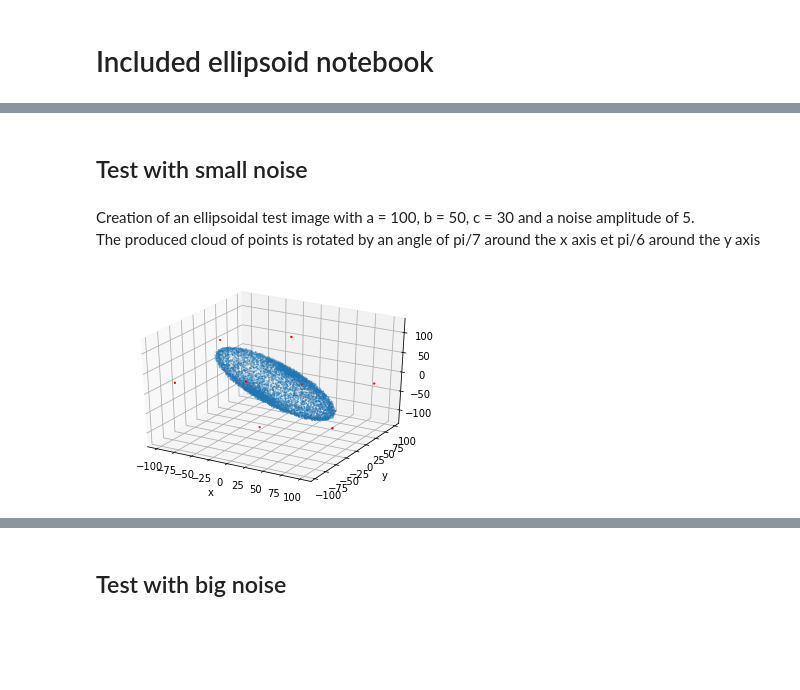
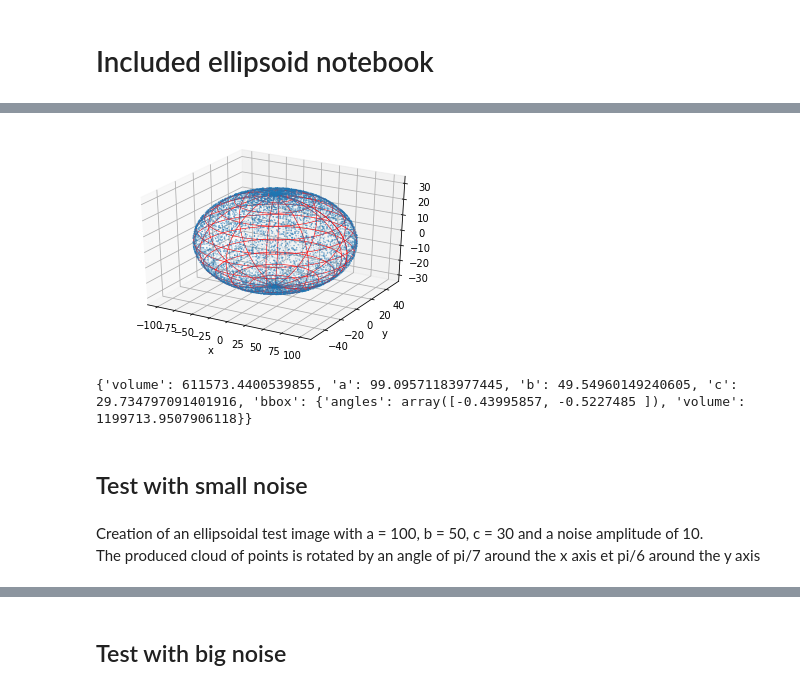
Before and after one commit to D-FS/Cuttings, a Jupyter notebook: included_ellipsoid_notebook.ipynb, the cells around one changed output, grey strips where cells are left out. Cells and saved outputs as stored; diff of their text form; code cells hidden in the pictures; blank space fills up the shorter version.

```diff
--- a/included_ellipsoid_notebook.ipynb
+++ b/included_ellipsoid_notebook.ipynb
@@ -13,10 +29,17 @@ from scipy.optimize import minimize
+# %%
+reload(plot)
+ellipsoid = ie.included_ellipsoid_optim(aggregate, 1e-3)
+rotated_aggregate = bf.rotate_aggregate(aggregate,
+                                        angles=ellipsoid['bbox']['angles'])
+ax = plot.fit_ellipsoid_plot(rotated_aggregate, ellipsoid)
+# %% [output]
+[figure, added]
+# %%
+print(ellipsoid)
+# %% [output]
+{'volume': 611573.4400539855, 'a': 99.09571183977445, 'b': 49.54960149240605, 'c': 29.734797091401916, 'bbox': {'angles': array([-0.43995857, -0.5227485 ]), 'volume': 1199713.9507906118}}
 # %% [markdown]
 ## Test with small noise
 # %% [markdown]
-Creation of an ellipsoidal test image with a = 100, b = 50, c = 30 and a noise amplitude of 5.
+Creation of an ellipsoidal test image with a = 100, b = 50, c = 30 and a noise amplitude of 10.
 The produced cloud of points is rotated by an angle of pi/7 around the x axis et pi/6 around the y axis
-# %%
-test_image_coord = tie.ellipsoid_test_image(10000, 100., 50., 30., 5., np.pi/7., np.pi/6.)
-plot.bbox_plot(test_image_coord, np.pi/7., np.pi/6., 2)
-# %% [output]
-[figure, removed]
```
Also changed, not shown: parts of 26 cells of this notebook, 5 other files.
